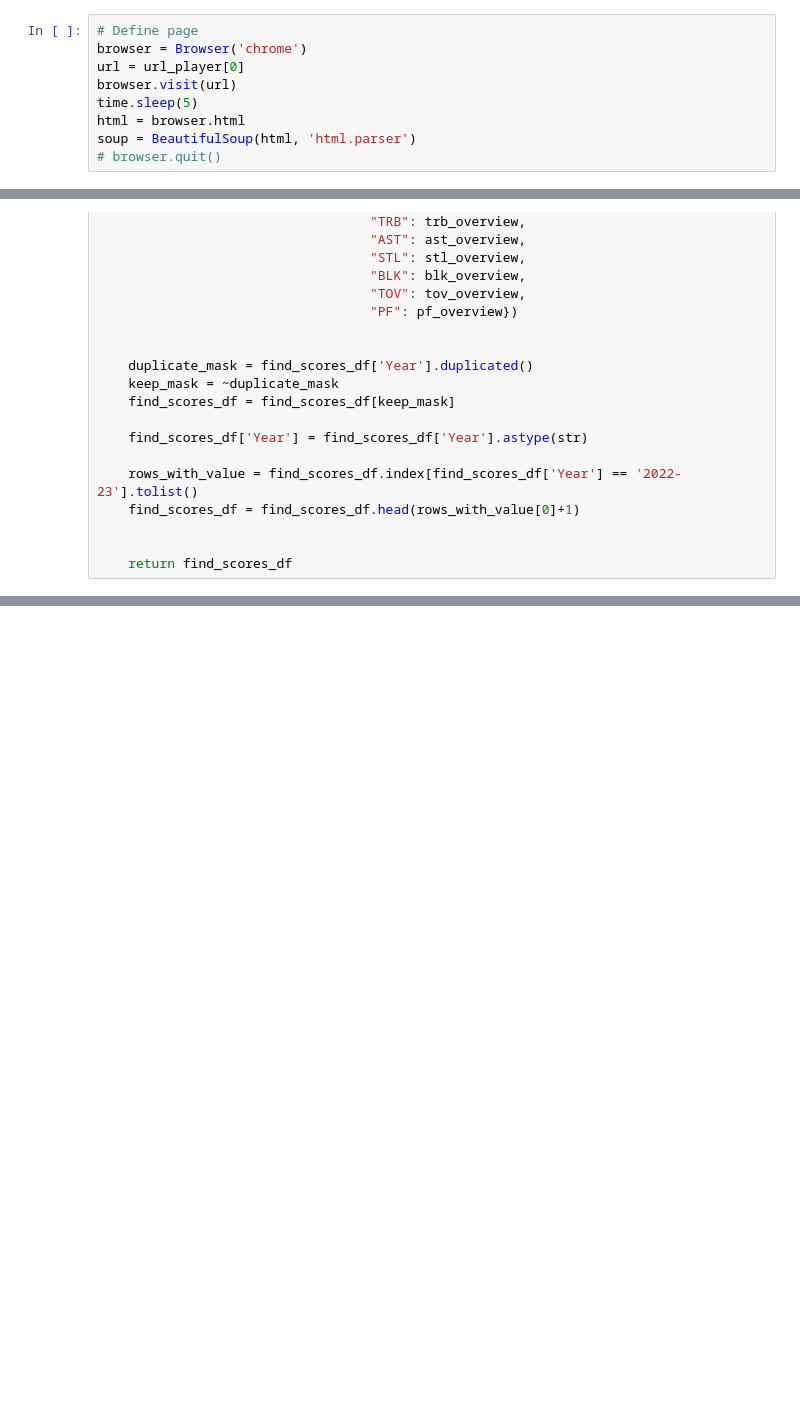
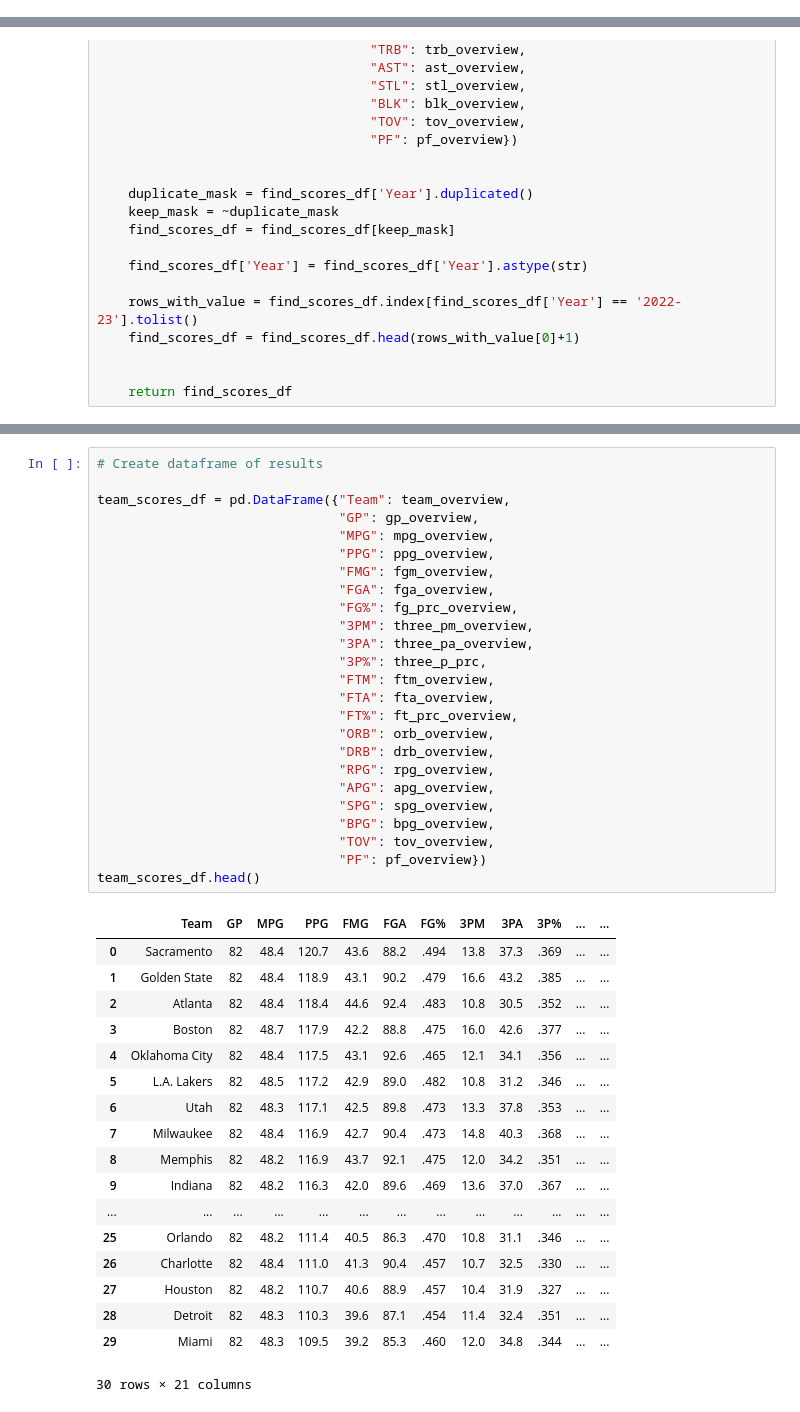
Before and after one commit to NysB/Project_3, a Jupyter notebook: retrieve_data.ipynb, the cells around one changed output, grey strips where cells are left out. Drawn from its saved outputs; the diff is of its cells as text; blank space fills up the shorter version.

```diff
--- a/retrieve_data.ipynb
+++ b/retrieve_data.ipynb
@@ -31,15 +90,6 @@ for x in range(len(response)):
     href_text = href_text[0]
     href_text = "https://basketball.realgm.com/" + href_text
     url_player.append(href_text)
-# %%
-# Define page
-browser = Browser('chrome')
-url = url_player[0]
-browser.visit(url)
-time.sleep(5)
-html = browser.html
-soup = BeautifulSoup(html, 'html.parser')
-# browser.quit()
 # %%
 # Find Current Team Function
 
@@ -266,0 +440,44 @@ df
+# %%
+# Create dataframe of results
+
+team_scores_df = pd.DataFrame({"Team": team_overview,
+                               "GP": gp_overview,
+                               "MPG": mpg_overview,
+                               "PPG": ppg_overview,
+                               "FMG": fgm_overview,
+                               "FGA": fga_overview,
+                               "FG%": fg_prc_overview,
+                               "3PM": three_pm_overview,
+                               "3PA": three_pa_overview,
+                               "3P%": three_p_prc,
+                               "FTM": ftm_overview,
+                               "FTA": fta_overview,
+                               "FT%": ft_prc_overview,
+                               "ORB": orb_overview,
+                               "DRB": drb_overview,
+                               "RPG": rpg_overview,
+                               "APG": apg_overview,
+                               "SPG": spg_overview,
+                               "BPG": bpg_overview,
+                               "TOV": tov_overview,
+                               "PF": pf_overview})
+team_scores_df.head()
+# %% [output]
+|  | Team | GP | MPG | PPG | FMG | FGA | FG% | 3PM | 3PA | 3P% | ... | ... |
+| 0 | Sacramento | 82 | 48.4 | 120.7 | 43.6 | 88.2 | .494 | 13.8 | 37.3 | .369 | ... | ... |
+| 1 | Golden State | 82 | 48.4 | 118.9 | 43.1 | 90.2 | .479 | 16.6 | 43.2 | .385 | ... | ... |
+| 2 | Atlanta | 82 | 48.4 | 118.4 | 44.6 | 92.4 | .483 | 10.8 | 30.5 | .352 | ... | ... |
+| 3 | Boston | 82 | 48.7 | 117.9 | 42.2 | 88.8 | .475 | 16.0 | 42.6 | .377 | ... | ... |
+| 4 | Oklahoma City | 82 | 48.4 | 117.5 | 43.1 | 92.6 | .465 | 12.1 | 34.1 | .356 | ... | ... |
+| 5 | L.A. Lakers | 82 | 48.5 | 117.2 | 42.9 | 89.0 | .482 | 10.8 | 31.2 | .346 | ... | ... |
+| 6 | Utah | 82 | 48.3 | 117.1 | 42.5 | 89.8 | .473 | 13.3 | 37.8 | .353 | ... | ... |
+| 7 | Milwaukee | 82 | 48.4 | 116.9 | 42.7 | 90.4 | .473 | 14.8 | 40.3 | .368 | ... | ... |
+| 8 | Memphis | 82 | 48.2 | 116.9 | 43.7 | 92.1 | .475 | 12.0 | 34.2 | .351 | ... | ... |
+| 9 | Indiana | 82 | 48.2 | 116.3 | 42.0 | 89.6 | .469 | 13.6 | 37.0 | .367 | ... | ... |
+| ... | ... | ... | ... | ... | ... | ... | ... | ... | ... | ... | ... | ... |
+| 25 | Orlando | 82 | 48.2 | 111.4 | 40.5 | 86.3 | .470 | 10.8 | 31.1 | .346 | ... | ... |
+| 26 | Charlotte | 82 | 48.4 | 111.0 | 41.3 | 90.4 | .457 | 10.7 | 32.5 | .330 | ... | ... |
+| 27 | Houston | 82 | 48.2 | 110.7 | 40.6 | 88.9 | .457 | 10.4 | 31.9 | .327 | ... | ... |
+| 28 | Detroit | 82 | 48.3 | 110.3 | 39.6 | 87.1 | .454 | 11.4 | 32.4 | .351 | ... | ... |
+| 29 | Miami | 82 | 48.3 | 109.5 | 39.2 | 85.3 | .460 | 12.0 | 34.8 | .344 | ... | ... |
+30 rows × 21 columns
```
Also changed, not shown: parts of 18 cells of this notebook, 1 other file.
